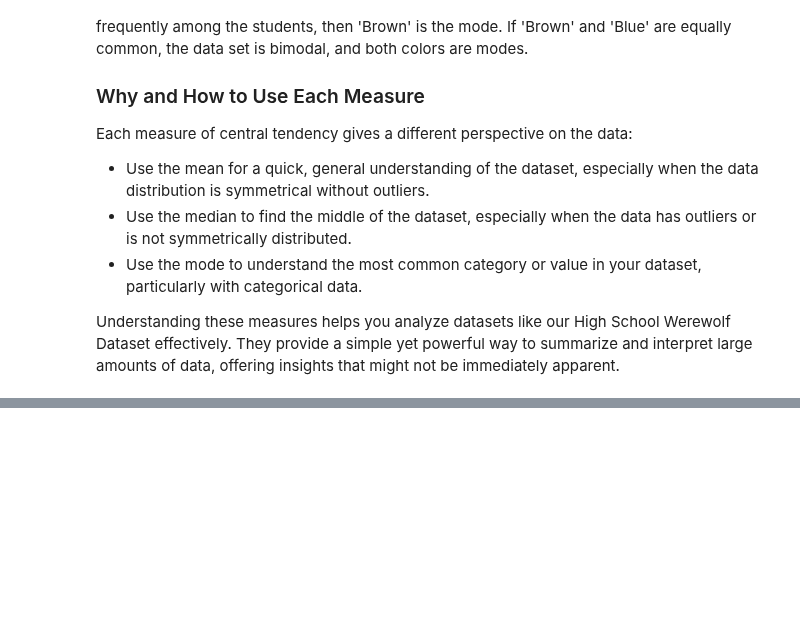
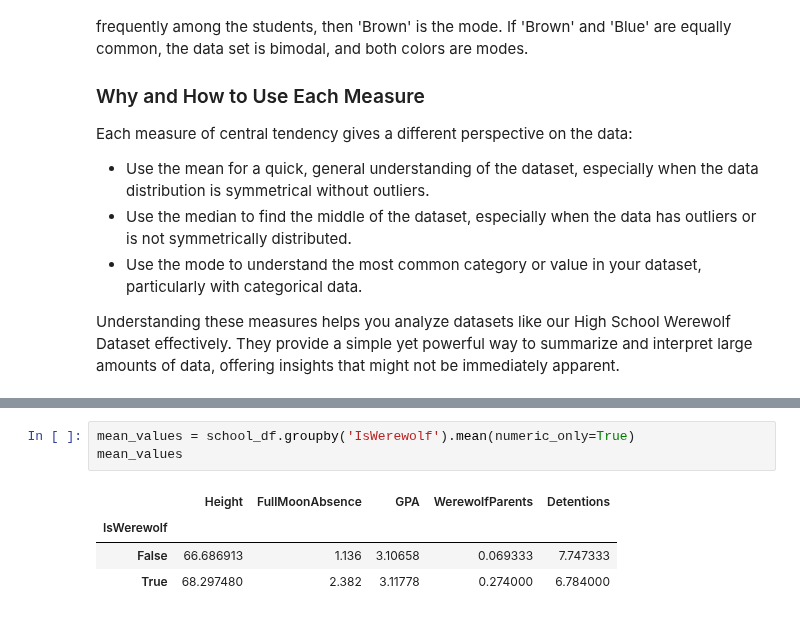
Before and after one commit to brendanpshea/A-Little-More-Logical, a Jupyter notebook: StatisticsWithWerewolves.ipynb, the cells around one changed output, grey strips where cells are left out. Cells and saved outputs as stored; diff of their text form; blank space fills up the shorter version.

```diff
--- a/StatisticsWithWerewolves.ipynb
+++ b/StatisticsWithWerewolves.ipynb
@@ -116,0 +127,8 @@ Understanding these measures helps you analyze datasets like our High School Wer
+# %%
+mean_values = school_df.groupby('IsWerewolf').mean(numeric_only=True)
+mean_values
+# %% [output]
+|  | Height | FullMoonAbsence | GPA | WerewolfParents | Detentions |
+| IsWerewolf |  |  |  |  |  |
+| False | 66.686913 | 1.136 | 3.10658 | 0.069333 | 7.747333 |
+| True | 68.297480 | 2.382 | 3.11778 | 0.274000 | 6.784000 |
```
Also changed, not shown: parts of 9 cells of this notebook.
